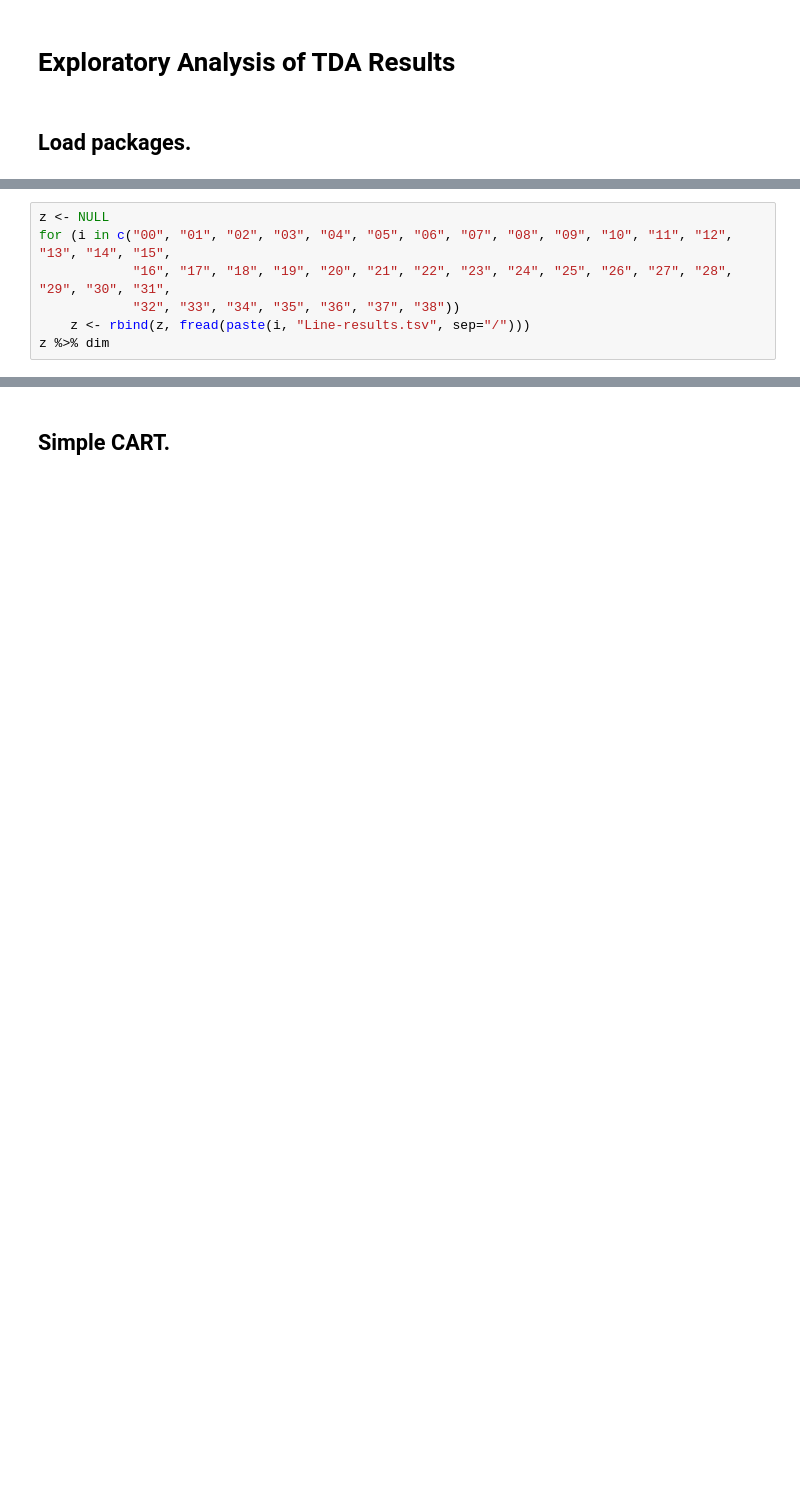
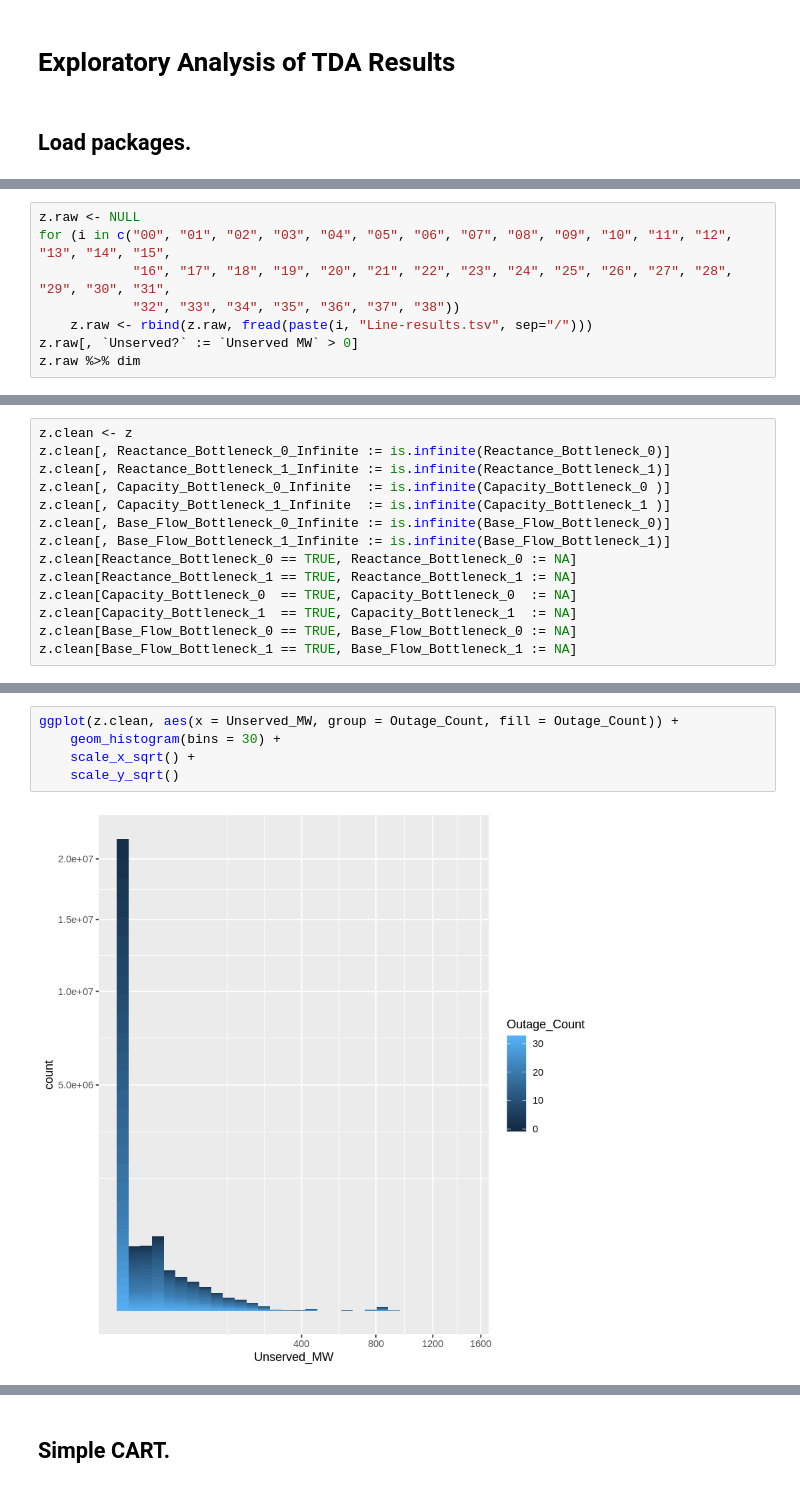
Before and after one commit to NREL/tda-ps, a Jupyter notebook: jsm-2020/exploratory-analysis.ipynb, the cells around one changed output, grey strips where cells are left out. Cells and saved outputs as stored; diff of their text form; blank space fills up the shorter version.

```diff
--- a/jsm-2020/exploratory-analysis.ipynb
+++ b/jsm-2020/exploratory-analysis.ipynb
@@ -19,8 +40,9 @@ Registered S3 method overwritten by 'GGally':
 # %%
-z <- NULL
+z.raw <- NULL
 for (i in c("00", "01", "02", "03", "04", "05", "06", "07", "08", "09", "10", "11", "12", "13", "14", "15",
             "16", "17", "18", "19", "20", "21", "22", "23", "24", "25", "26", "27", "28", "29", "30", "31",
             "32", "33", "34", "35", "36", "37", "38"))
-    z <- rbind(z, fread(paste(i, "Line-results.tsv", sep="/")))
-z %>% dim
+    z.raw <- rbind(z.raw, fread(paste(i, "Line-results.tsv", sep="/")))
+z.raw[, `Unserved?` := `Unserved MW` > 0]
+z.raw %>% dim
 # %% [output]
@@ -47,0 +83,14 @@ z %>% summary
+# %%
+z.clean <- z
+z.clean[, Reactance_Bottleneck_0_Infinite := is.infinite(Reactance_Bottleneck_0)]
+z.clean[, Reactance_Bottleneck_1_Infinite := is.infinite(Reactance_Bottleneck_1)]
+z.clean[, Capacity_Bottleneck_0_Infinite  := is.infinite(Capacity_Bottleneck_0 )]
+z.clean[, Capacity_Bottleneck_1_Infinite  := is.infinite(Capacity_Bottleneck_1 )]
+z.clean[, Base_Flow_Bottleneck_0_Infinite := is.infinite(Base_Flow_Bottleneck_0)]
+z.clean[, Base_Flow_Bottleneck_1_Infinite := is.infinite(Base_Flow_Bottleneck_1)]
+z.clean[Reactance_Bottleneck_0 == TRUE, Reactance_Bottleneck_0 := NA]
+z.clean[Reactance_Bottleneck_1 == TRUE, Reactance_Bottleneck_1 := NA]
+z.clean[Capacity_Bottleneck_0  == TRUE, Capacity_Bottleneck_0  := NA]
+z.clean[Capacity_Bottleneck_1  == TRUE, Capacity_Bottleneck_1  := NA]
+z.clean[Base_Flow_Bottleneck_0 == TRUE, Base_Flow_Bottleneck_0 := NA]
+z.clean[Base_Flow_Bottleneck_1 == TRUE, Base_Flow_Bottleneck_1 := NA]
@@ -47,0 +103,7 @@ z %>% summary
+# %%
+ggplot(z.clean, aes(x = Unserved_MW, group = Outage_Count, fill = Outage_Count)) +
+    geom_histogram(bins = 30) +
+    scale_x_sqrt() +
+    scale_y_sqrt()
+# %% [output]
+[figure, added]
```
Also changed, not shown: parts of 44 cells of this notebook, 7 other files.
